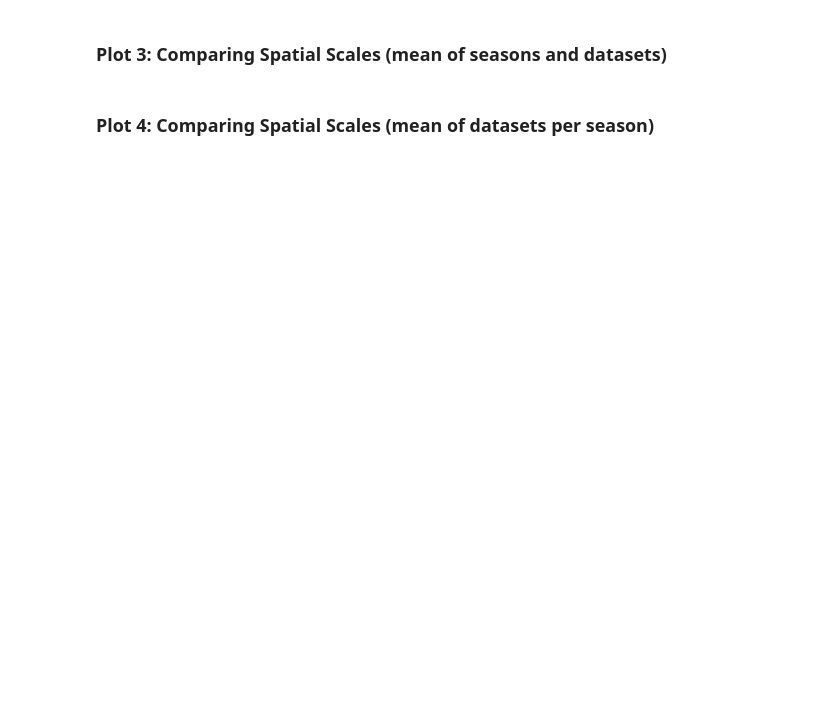
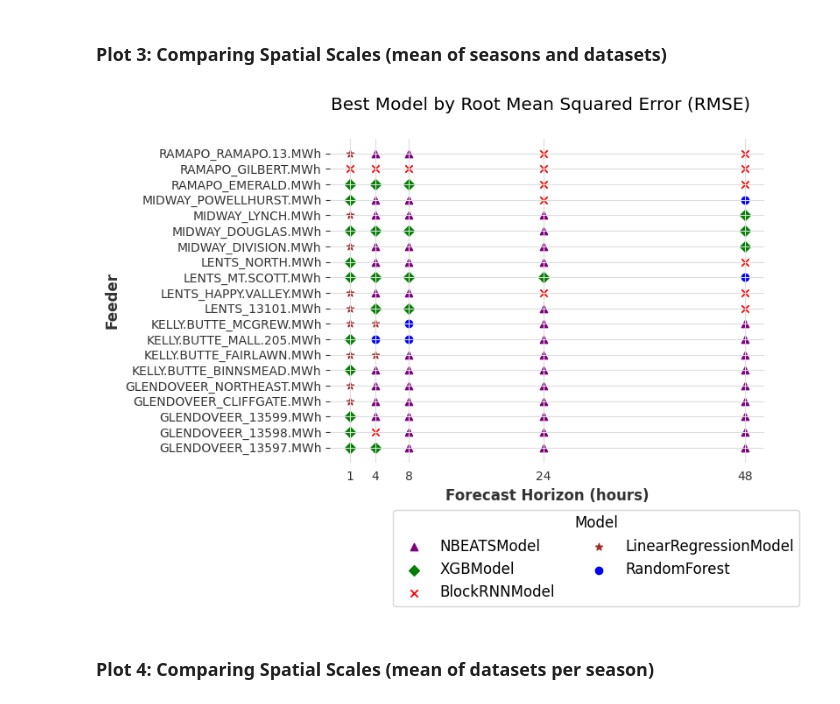
Before and after one commit to NikolausHouben/City-Scale-Electricity-Use-Prediction, a Jupyter notebook: bin/synthesis.ipynb, the cells around one changed output. Cells and saved outputs as stored; diff of their text form; code cells hidden in the pictures; blank space fills up the shorter version.

```diff
--- a/bin/synthesis.ipynb
+++ b/bin/synthesis.ipynb
@@ -328,34 +349,36 @@ legend_labels = []
 
 # Map the colors and shapes to the DataFrame
 df['shape'] = df['model'].map(model2shape)
 
 
 for scale, df_scale in df.groupby('scale'): # this for loop is to make sure the order of scales is from county to neighborhood
     for shape in set(df_scale['shape']):
         x = df_scale.loc[(df_scale['shape'] == shape), 'horizon_in_hours']
         y = df_scale.loc[(df_scale['shape'] == shape), 'scale']
         label = f'{shape2model[shape]}'
         scatter = ax.scatter(x, y, marker=shape, label=label, color=model2color[shape2model[shape]])
         if label not in legend_labels:
             legend_handles.append(scatter)
             legend_labels.append(label)
 
 # Set the x ticks and labels
 ax.set_xticks([1, 4, 8, 24, 48])
 ax.set_xlabel('Forecast Horizon (hours)')
 
 
-ax.set_ylabel('Spatial Scale')
+ax.set_ylabel('Feeder')
 
 # Set the title for each subplot
 fig.suptitle(f'Best Model by {metric_dict[metric_of_interest]}')
 
 # Create a single legend for all subplots
 fig.legend(handles=legend_handles, labels=legend_labels, title='Model', loc='lower center', bbox_to_anchor=(0.6, -0.25), ncol=2, frameon=True)
 
 
 # Show the plot
 plt.show()
+# %% [output]
+[figure, added]
 # %%
 
 for format in ['png', 'pdf']:
```
Also changed, not shown: parts of 22 cells of this notebook.
